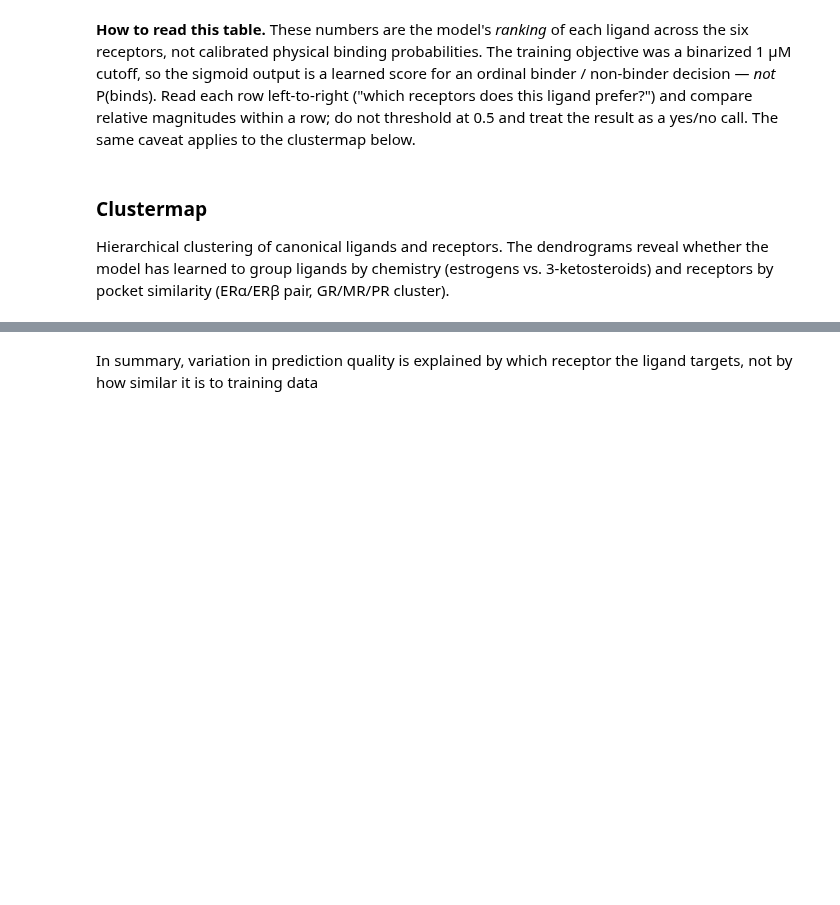
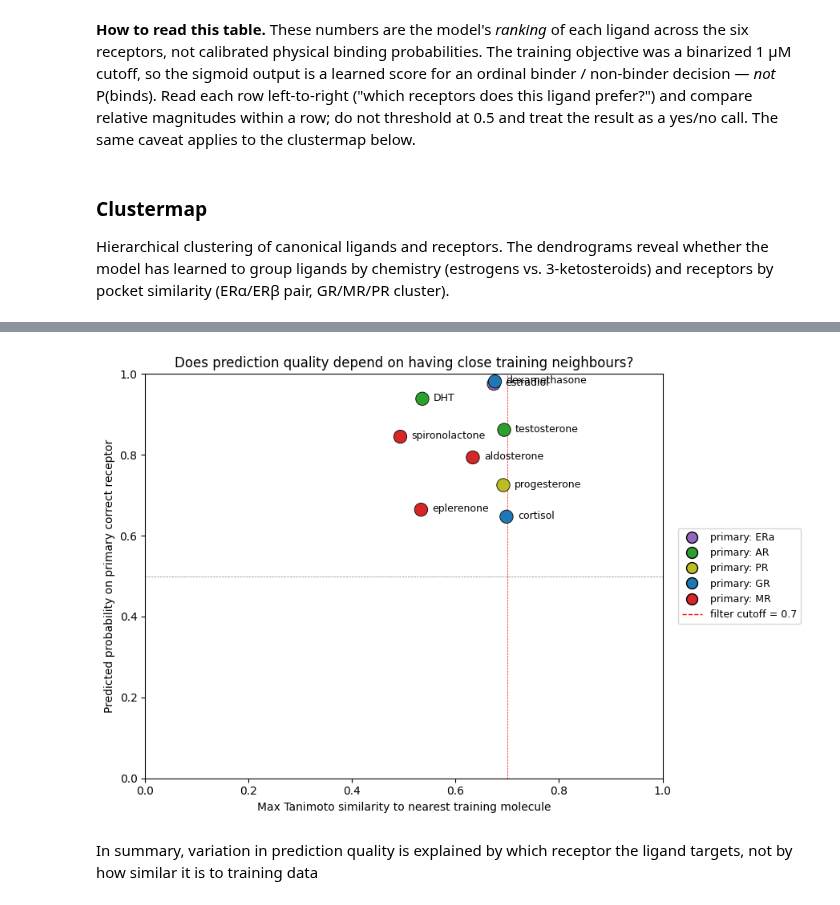
Before and after one commit to romainstuder/evosite3d, a Jupyter notebook: tutorials/nuclear_receptor_selectivity/nuclear_receptor_selectivity.ipynb, the cells around one changed output, grey strips where cells are left out. Saved outputs shown, nothing was run; the diff lists cells and outputs as text; code cells hidden in the pictures; blank space fills up the shorter version.

```diff
--- a/tutorials/nuclear_receptor_selectivity/nuclear_receptor_selectivity.ipynb
+++ b/tutorials/nuclear_receptor_selectivity/nuclear_receptor_selectivity.ipynb
@@ -906,34 +1038,36 @@ ax.set_xlim(0, 1)
 ax.set_ylim(0, 1)
 ax.set_xlabel("Max Tanimoto similarity to nearest training molecule")
 ax.set_ylabel("Predicted probability on primary correct receptor")
-ax.set_title("Does prediction quality depend on having close training neighbors?")
+ax.set_title("Does prediction quality depend on having close training neighbours?")
 
 # build legend: one entry per receptor that appears, plus the cutoff line
 present_targets = diag["primary_target"].unique().tolist()
 legend_elements = [
     Line2D(
         [0],
         [0],
         marker="o",
         color="w",
         markerfacecolor=target_colors[t],
         markeredgecolor="black",
         markersize=10,
         label=f"primary: {t}",
     )
     for t in TARGETS
     if t in present_targets
 ]
 legend_elements.append(
     Line2D(
         [0], [0], color="red", lw=1, linestyle="--", label=f"filter cutoff = {SIMILARITY_THRESHOLD}"
     )
 )
 ax.legend(
     handles=legend_elements, loc="center left", bbox_to_anchor=(1.02, 0.5), frameon=True, fontsize=9
 )
 
 plt.tight_layout()
 plt.show()
+# %% [output]
+[figure, added]
 # %% [markdown]
 In summary, variation in prediction quality is explained by which receptor the ligand targets, not by how similar it is to training data
```
Also changed, not shown: parts of 28 cells of this notebook.
